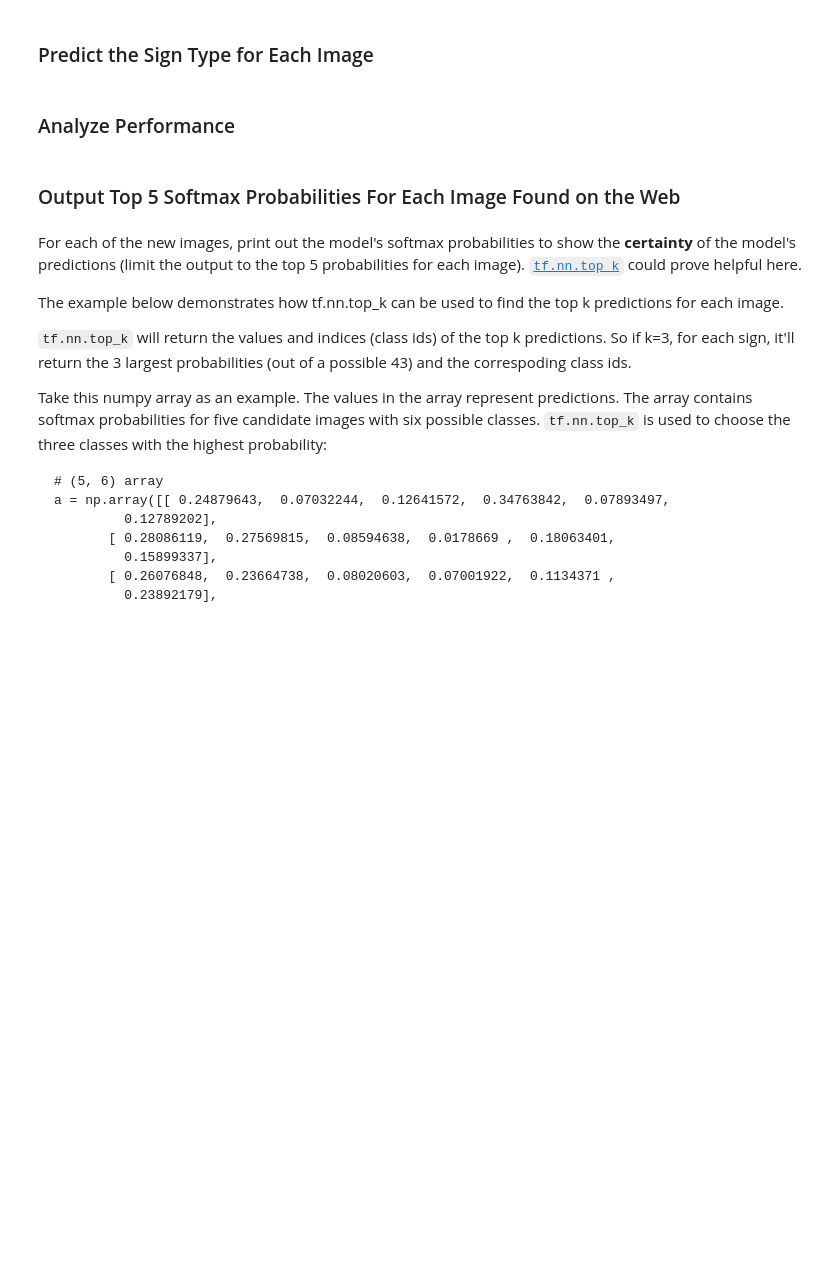
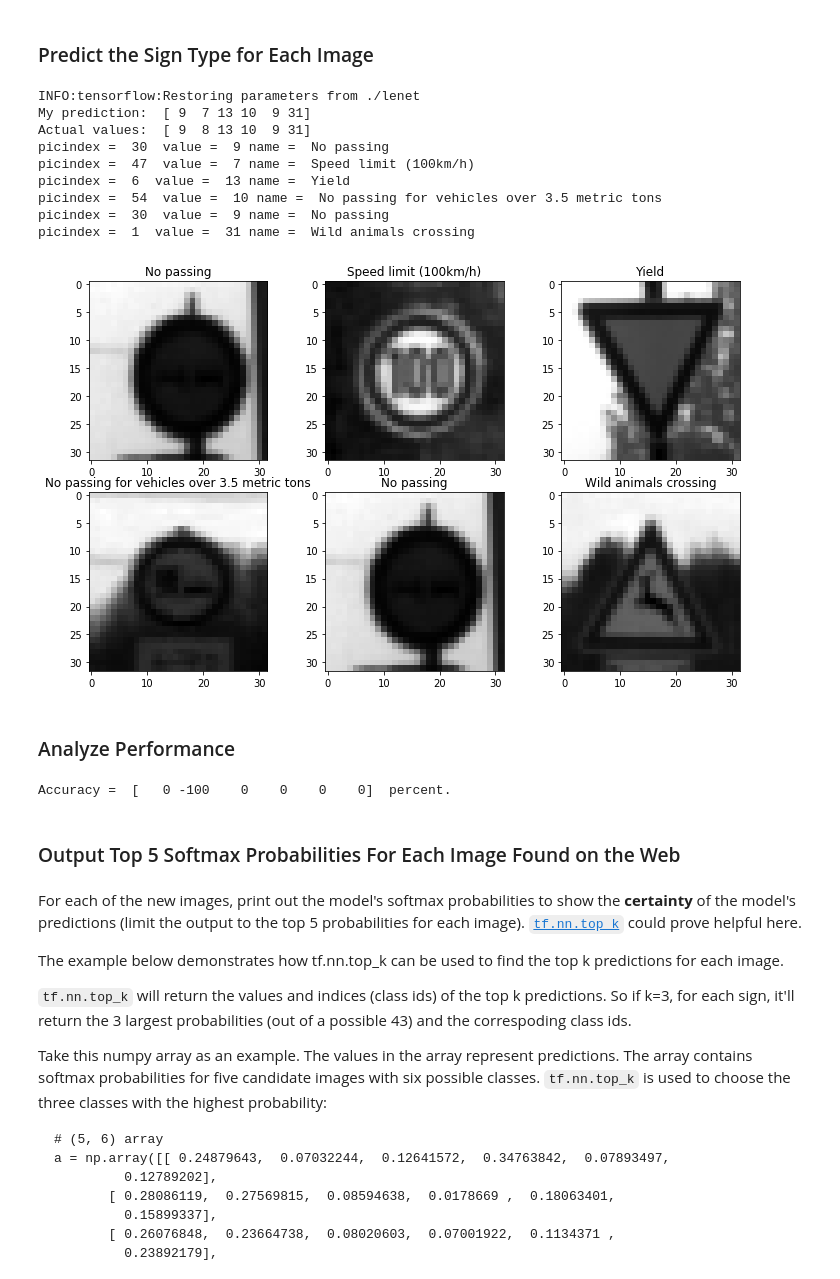
Before and after one commit to vmjfk/CarND-Traffic-Sign-Classifier-Project, a Jupyter notebook: Traffic_Sign_Classifier.ipynb, the cells around one changed output. Saved outputs shown, nothing was run; the diff lists cells and outputs as text; code cells hidden in the pictures; blank space fills up the shorter version.

```diff
--- a/Traffic_Sign_Classifier.ipynb
+++ b/Traffic_Sign_Classifier.ipynb
@@ -559,12 +519,50 @@ picindex =  24  value =  16 name =  Vehicles over 3.5 metric tons prohibited
 # %%
 ### Run the predictions here and use the model to output the prediction for each image.
 ### Make sure to pre-process the images with the same pre-processing pipeline used earlier.
 ### Feel free to use as many code cells as needed.
+prediction = []
+
+with tf.Session() as sess:
+    saver = tf.train.Saver()
+    saver.restore(sess, './lenet')
+
+
+
+    pred_array = sess.run(logits, feed_dict={x: X_dict})
+    prediction = sess.run(tf.argmax(pred_array,1))
+
+
+    print("My prediction: ", prediction)
+    print("Actual values: ",y_dict)
+    guessed = np.empty(shape=X_dict.shape)
+    images = X_dict
+    #images = np.reshape(images,[images.shape[0],images.shape[1],images.shape[2]])
+    for i in range(len(prediction)):
+        picindex = np.where(y_train == prediction[i])
+        print("picindex = ", picindex[0][0], " value = ", y_train[picindex[0][0]], "name = ", signnames[str(y_train[picindex[0][0]])])
+        guessed[i] = X_train[picindex[0][0]]
+
+    printimages(guessed,prediction)
+# %% [output]
+INFO:tensorflow:Restoring parameters from ./lenet
+My prediction:  [ 9  7 13 10  9 31]
+Actual values:  [ 9  8 13 10  9 31]
+picindex =  30  value =  9 name =  No passing
+picindex =  47  value =  7 name =  Speed limit (100km/h)
+picindex =  6  value =  13 name =  Yield
+picindex =  54  value =  10 name =  No passing for vehicles over 3.5 metric tons
+picindex =  30  value =  9 name =  No passing
+picindex =  1  value =  31 name =  Wild animals crossing
+[figure, added]
 # %% [markdown]
 ### Analyze Performance
 # %%
 ### Calculate the accuracy for these 5 new images.
 ### For example, if the model predicted 1 out of 5 signs correctly, it's 20% accurate on these new images.
+accuracy_test = np.subtract(prediction,y_dict)#/len(y_dict)
+print("Accuracy = ",accuracy_test*100, " percent.")
+# %% [output]
+Accuracy =  [   0 -100    0    0    0    0]  percent.
 # %% [markdown]
 ### Output Top 5 Softmax Probabilities For Each Image Found on the Web
 # %% [markdown]
```
Also changed, not shown: parts of 8 cells of this notebook, 15 other files.
